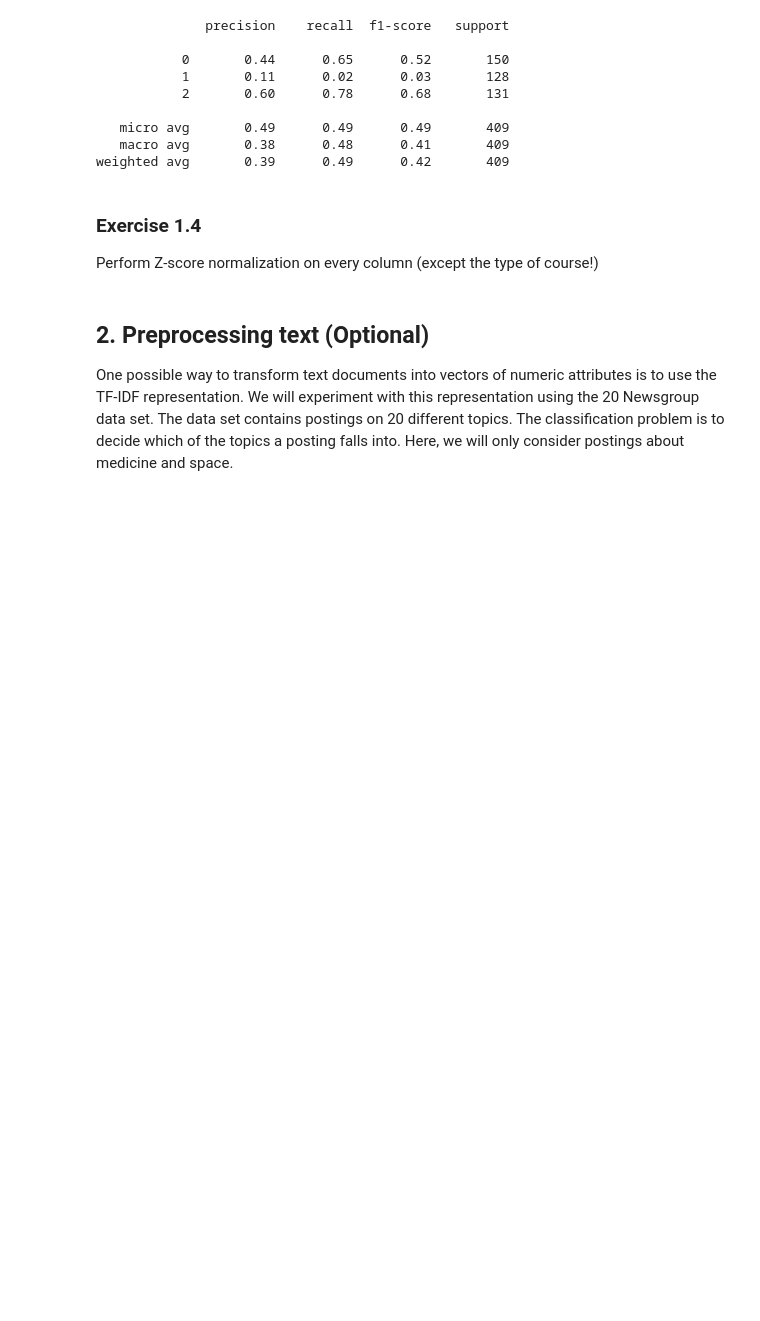
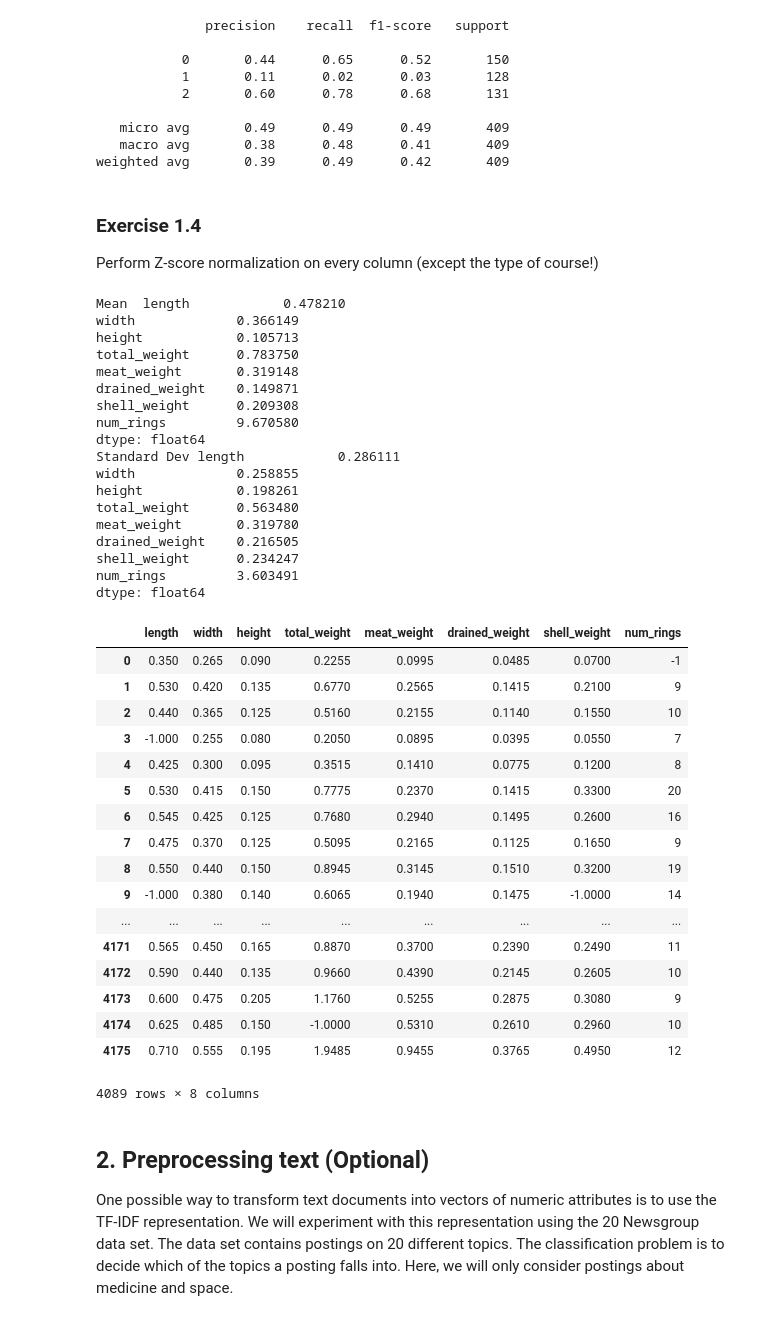
Before and after one commit to mendeltem/IDA, a Jupyter notebook: Problem_Analysis_and_Data_Preprocessing.ipynb, the cells around one changed output. Drawn from its saved outputs; the diff is of its cells as text; code cells hidden in the pictures; blank space fills up the shorter version.

```diff
--- a/Problem_Analysis_and_Data_Preprocessing.ipynb
+++ b/Problem_Analysis_and_Data_Preprocessing.ipynb
@@ -63,3 +73,5 @@ X_missing = df.loc[df["type"] ==np.nan,"length":].values
+# %%
+df = df.dropna()
 # %%
 df.shape
 # %% [output]
@@ -145,3 +128,48 @@ Perform Z-score normalization on every column (except the type of course!)
+# %%
+print("Mean ",df.loc[:,"length":"num_rings"].mean())
+print("Standard Dev",df.loc[:,"length":"num_rings"].std())
+cols = list(df.columns)
+cols.remove('type')
+
+
+df[cols]
+# %% [output]
+Mean  length            0.478210
+width             0.366149
+height            0.105713
+total_weight      0.783750
+meat_weight       0.319148
+drained_weight    0.149871
+shell_weight      0.209308
+num_rings         9.670580
+dtype: float64
+Standard Dev length            0.286111
+width             0.258855
+height            0.198261
+total_weight      0.563480
+meat_weight       0.319780
+drained_weight    0.216505
+shell_weight      0.234247
+num_rings         3.603491
+dtype: float64
+|  | length | width | height | total_weight | meat_weight | drained_weight | shell_weight | num_rings |
+| 0 | 0.350 | 0.265 | 0.090 | 0.2255 | 0.0995 | 0.0485 | 0.0700 | -1 |
+| 1 | 0.530 | 0.420 | 0.135 | 0.6770 | 0.2565 | 0.1415 | 0.2100 | 9 |
+| 2 | 0.440 | 0.365 | 0.125 | 0.5160 | 0.2155 | 0.1140 | 0.1550 | 10 |
+| 3 | -1.000 | 0.255 | 0.080 | 0.2050 | 0.0895 | 0.0395 | 0.0550 | 7 |
+| 4 | 0.425 | 0.300 | 0.095 | 0.3515 | 0.1410 | 0.0775 | 0.1200 | 8 |
+| 5 | 0.530 | 0.415 | 0.150 | 0.7775 | 0.2370 | 0.1415 | 0.3300 | 20 |
+| 6 | 0.545 | 0.425 | 0.125 | 0.7680 | 0.2940 | 0.1495 | 0.2600 | 16 |
+| 7 | 0.475 | 0.370 | 0.125 | 0.5095 | 0.2165 | 0.1125 | 0.1650 | 9 |
+| 8 | 0.550 | 0.440 | 0.150 | 0.8945 | 0.3145 | 0.1510 | 0.3200 | 19 |
+| 9 | -1.000 | 0.380 | 0.140 | 0.6065 | 0.1940 | 0.1475 | -1.0000 | 14 |
+| ... | ... | ... | ... | ... | ... | ... | ... | ... |
+| 4171 | 0.565 | 0.450 | 0.165 | 0.8870 | 0.3700 | 0.2390 | 0.2490 | 11 |
+| 4172 | 0.590 | 0.440 | 0.135 | 0.9660 | 0.4390 | 0.2145 | 0.2605 | 10 |
+| 4173 | 0.600 | 0.475 | 0.205 | 1.1760 | 0.5255 | 0.2875 | 0.3080 | 9 |
+| 4174 | 0.625 | 0.485 | 0.150 | -1.0000 | 0.5310 | 0.2610 | 0.2960 | 10 |
+| 4175 | 0.710 | 0.555 | 0.195 | 1.9485 | 0.9455 | 0.3765 | 0.4950 | 12 |
+4089 rows × 8 columns
 # %% [markdown]
 ## 2. Preprocessing text (Optional)
 
```
Also changed, not shown: parts of 13 cells of this notebook.
